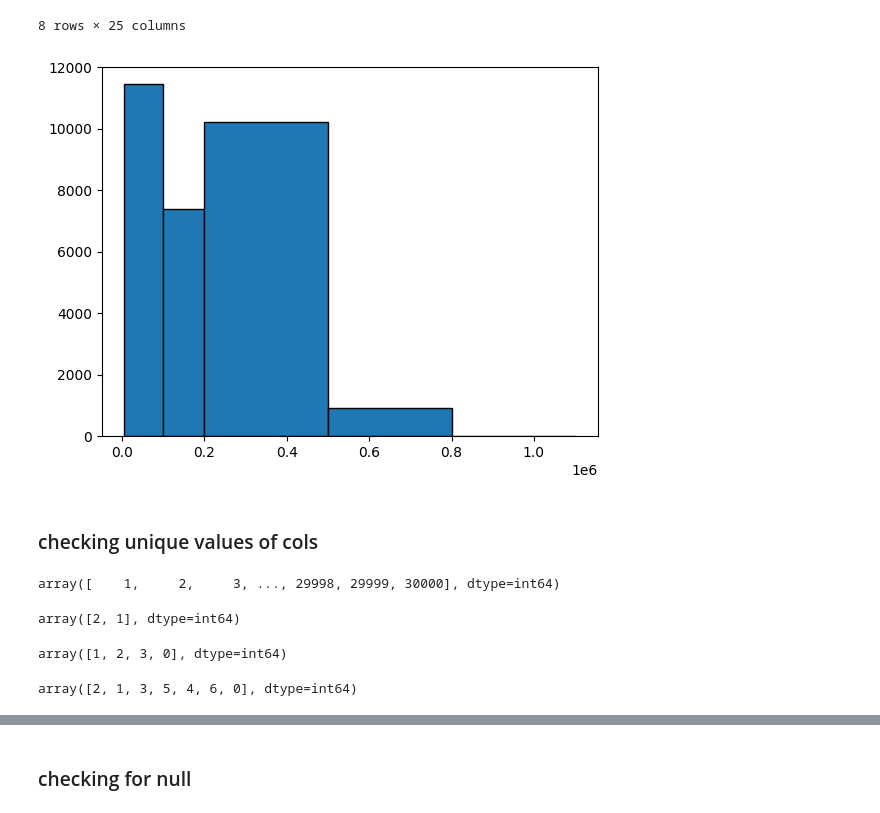
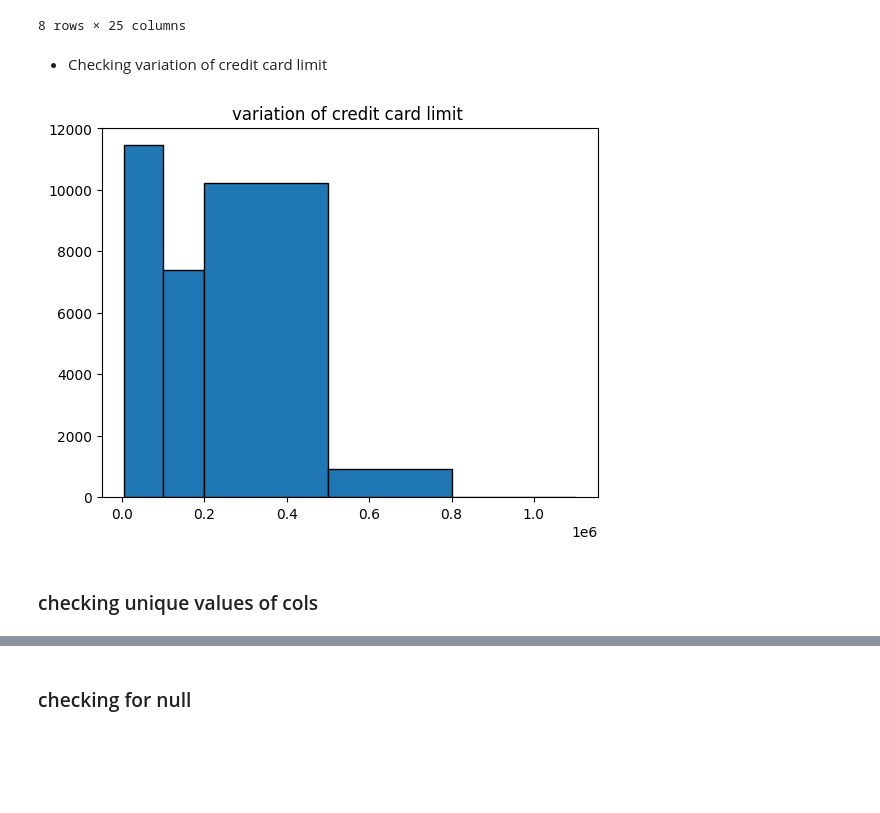
Before and after one commit to AnshikaJain2405/OrionDataAnalyticsInternshipJul23, a Jupyter notebook: notebooks/EDA.ipynb, the cells around one changed output, grey strips where cells are left out. Cells and saved outputs as stored; diff of their text form; code cells hidden in the pictures; blank space fills up the shorter version.

Commit message:
further cleaning, added plots

```diff
--- a/notebooks/EDA.ipynb
+++ b/notebooks/EDA.ipynb
@@ -67,30 +68,15 @@ df.describe()
 | 75% | 22500.250000 | 240000.000000 | 2.000000 | 2.000000 | 2.000000 | 41.000000 | 0.000000 | 0.000000 | 0.000000 | 0.000000 | ... |
 | max | 30000.000000 | 1000000.000000 | 2.000000 | 6.000000 | 3.000000 | 79.000000 | 8.000000 | 8.000000 | 8.000000 | 8.000000 | ... |
 8 rows × 25 columns
+# %% [markdown]
+- Checking variation of credit card limit
 # %%
 values = [df.LIMIT_BAL]
 bins = [5000, 100000, 200000, 500000, 800000, 1100000]
 plt.hist(values, bins, edgecolor = 'black')
+plt.title("variation of credit card limit ")
 plt.show()
-
-#checking variation of credit card limit
 # %% [output]
-[figure, old version]
+[figure, new version]
 # %% [markdown]
 ### checking unique values of cols
-# %%
-df['ID'].unique()
-# %% [output]
-array([    1,     2,     3, ..., 29998, 29999, 30000], dtype=int64)
-# %%
-df['SEX'].unique()
-# %% [output]
-array([2, 1], dtype=int64)
-# %%
-df['MARRIAGE'].unique()
-# %% [output]
-array([1, 2, 3, 0], dtype=int64)
-# %%
-df['EDUCATION'].unique()
-# %% [output]
-array([2, 1, 3, 5, 4, 6, 0], dtype=int64)
```
Also changed, not shown: parts of 106 cells of this notebook.
